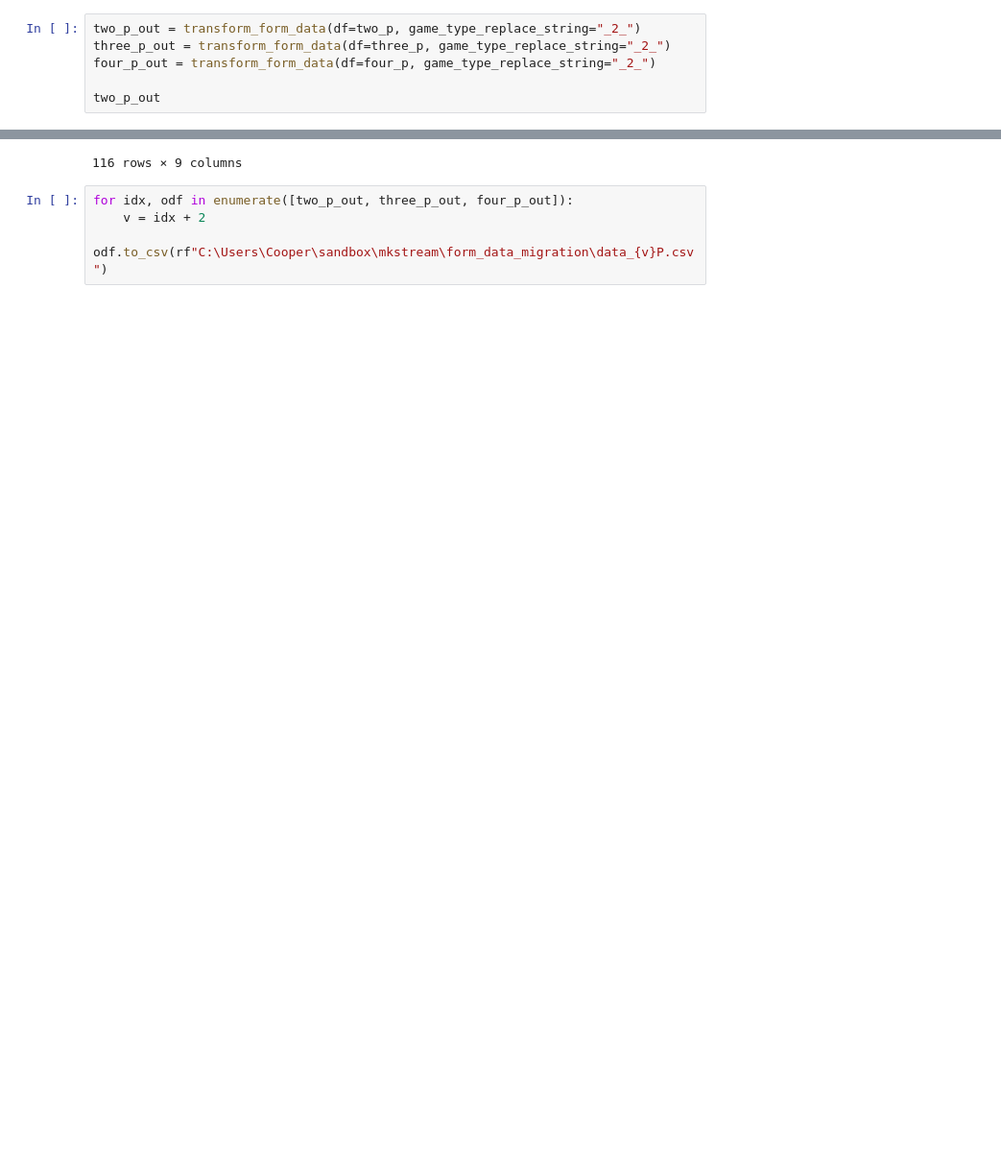
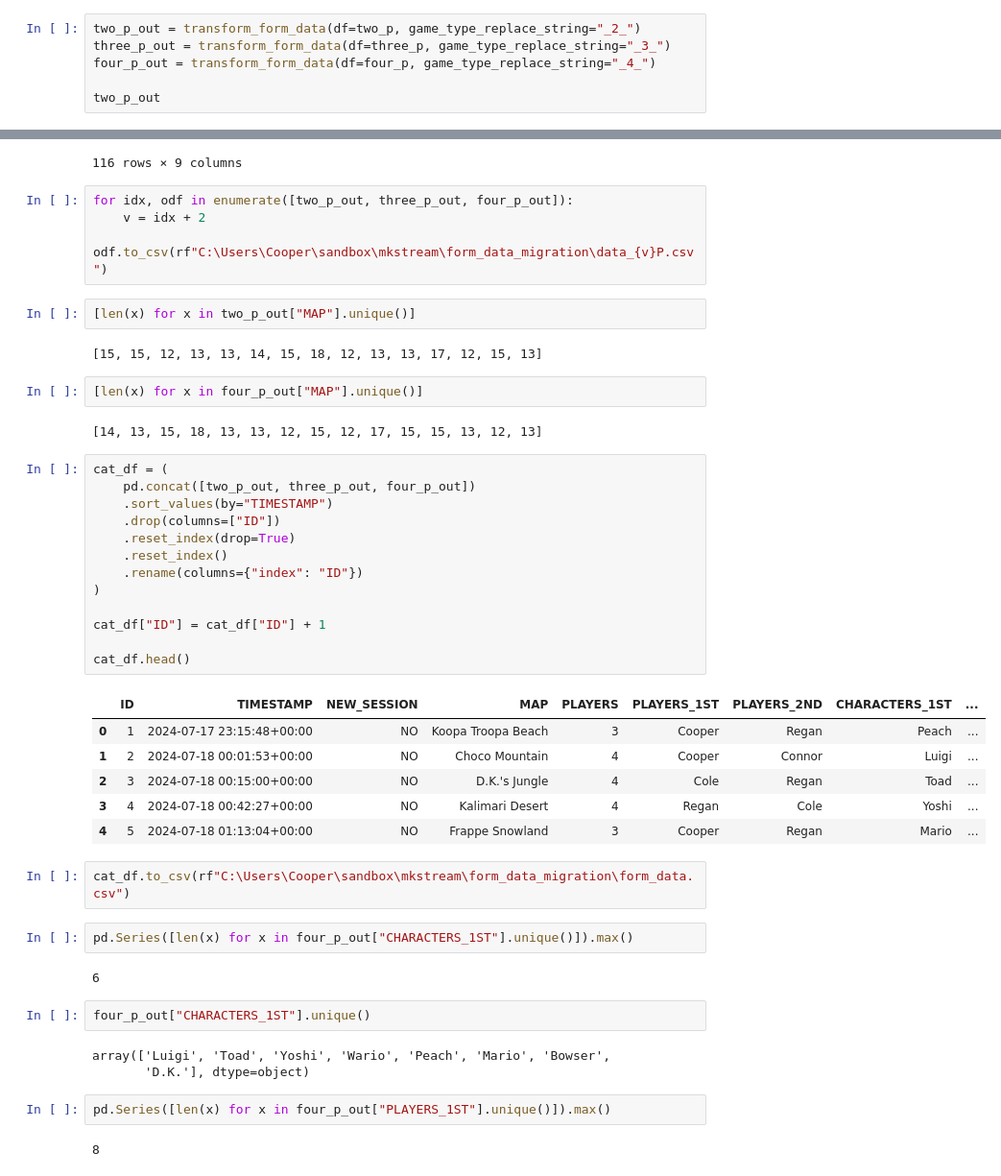
Before and after one commit to c-goodman/mkstream, a Jupyter notebook: notebooks/data_migration.ipynb, the cells around one changed output, grey strips where cells are left out. Shown: that part at 96% size. Drawn from its saved outputs; the diff is of its cells as text; blank space fills up the shorter version.

Commit message:
Concat all frames

```diff
--- a/notebooks/data_migration.ipynb
+++ b/notebooks/data_migration.ipynb
@@ -151,8 +151,8 @@ def transform_form_data(
     return idf_out
 # %%
 two_p_out = transform_form_data(df=two_p, game_type_replace_string="_2_")
-three_p_out = transform_form_data(df=three_p, game_type_replace_string="_2_")
-four_p_out = transform_form_data(df=four_p, game_type_replace_string="_2_")
+three_p_out = transform_form_data(df=three_p, game_type_replace_string="_3_")
+four_p_out = transform_form_data(df=four_p, game_type_replace_string="_4_")
 
 two_p_out
 # %% [output]
@@ -173,3 +173,46 @@ two_p_out
 for idx, odf in enumerate([two_p_out, three_p_out, four_p_out]):
     v = idx + 2
     odf.to_csv(rf"C:\Users\Cooper\sandbox\mkstream\form_data_migration\data_{v}P.csv")
+# %%
+[len(x) for x in two_p_out["MAP"].unique()]
+# %% [output]
+[15, 15, 12, 13, 13, 14, 15, 18, 12, 13, 13, 17, 12, 15, 13]
+# %%
+[len(x) for x in four_p_out["MAP"].unique()]
+# %% [output]
+[14, 13, 15, 18, 13, 13, 12, 15, 12, 17, 15, 15, 13, 12, 13]
+# %%
+cat_df = (
+    pd.concat([two_p_out, three_p_out, four_p_out])
+    .sort_values(by="TIMESTAMP")
+    .drop(columns=["ID"])
+    .reset_index(drop=True)
+    .reset_index()
+    .rename(columns={"index": "ID"})
+)
+
+cat_df["ID"] = cat_df["ID"] + 1
+
+cat_df.head()
+# %% [output]
+|  | ID | TIMESTAMP | NEW_SESSION | MAP | PLAYERS | PLAYERS_1ST | PLAYERS_2ND | CHARACTERS_1ST | ... |
+| 0 | 1 | 2024-07-17 23:15:48+00:00 | NO | Koopa Troopa Beach | 3 | Cooper | Regan | Peach | ... |
+| 1 | 2 | 2024-07-18 00:01:53+00:00 | NO | Choco Mountain | 4 | Cooper | Connor | Luigi | ... |
+| 2 | 3 | 2024-07-18 00:15:00+00:00 | NO | D.K.'s Jungle | 4 | Cole | Regan | Toad | ... |
+| 3 | 4 | 2024-07-18 00:42:27+00:00 | NO | Kalimari Desert | 4 | Regan | Cole | Yoshi | ... |
+| 4 | 5 | 2024-07-18 01:13:04+00:00 | NO | Frappe Snowland | 3 | Cooper | Regan | Mario | ... |
+# %%
+cat_df.to_csv(rf"C:\Users\Cooper\sandbox\mkstream\form_data_migration\form_data.csv")
+# %%
+pd.Series([len(x) for x in four_p_out["CHARACTERS_1ST"].unique()]).max()
+# %% [output]
+6
+# %%
+four_p_out["CHARACTERS_1ST"].unique()
+# %% [output]
+array(['Luigi', 'Toad', 'Yoshi', 'Wario', 'Peach', 'Mario', 'Bowser',
+       'D.K.'], dtype=object)
+# %%
+pd.Series([len(x) for x in four_p_out["PLAYERS_1ST"].unique()]).max()
+# %% [output]
+8
```
